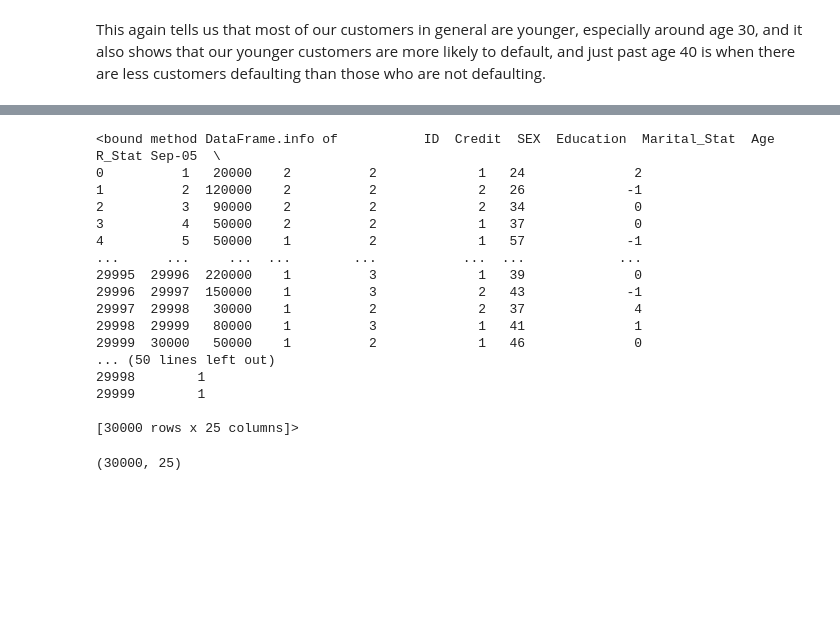
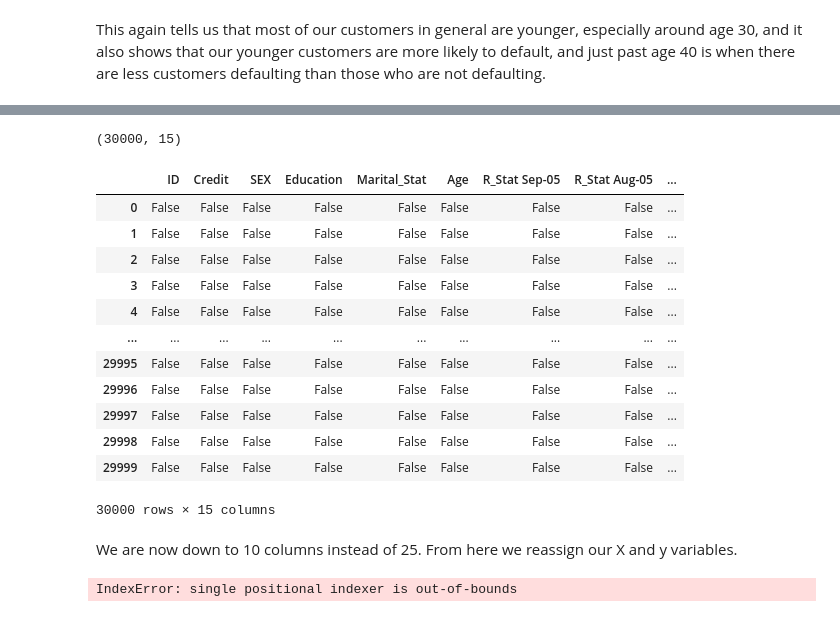
Before and after one commit to halle15/DATA-400_Final_Project, a Jupyter notebook: Final_Project.ipynb, the cells around one changed output, grey strips where cells are left out. Drawn from its saved outputs; the diff is of its cells as text; code cells hidden in the pictures; blank space fills up the shorter version.

```diff
--- a/Final_Project.ipynb
+++ b/Final_Project.ipynb
@@ -307,0 +341,10 @@ We then took our dataset, split our columns, and sending the first 23 columns to
+# %%
+#df['avgrval'] = df.iloc[:, 6:12].mean(axis=1)
+df['avgbal'] = df.iloc[:, 12:18].mean(axis=1)
+df['avgpayment'] = df.iloc[:, 18:24].mean(axis=1)
+df.drop(columns=df.iloc[:, 12:24].columns, inplace=True)
+
+
+target = df.iloc[:, 12]
+
+print(target)
@@ -307,0 +366,4 @@ We then took our dataset, split our columns, and sending the first 23 columns to
+# %%
+df.drop(columns=["Default"], axis=0, inplace=True)
+df = df.assign(Default = target)
+print(df.head())
@@ -308,22 +391,25 @@ We then took our dataset, split our columns, and sending the first 23 columns to
 # %%
-print(df.info)
-df.shape
+print(df.shape)
+df.isna()
+df.isnull()
 # %% [output]
-<bound method DataFrame.info of           ID  Credit  SEX  Education  Marital_Stat  Age  R_Stat Sep-05  \
-0          1   20000    2          2             1   24              2
-1          2  120000    2          2             2   26             -1
-2          3   90000    2          2             2   34              0
-3          4   50000    2          2             1   37              0
-4          5   50000    1          2             1   57             -1
-...      ...     ...  ...        ...           ...  ...            ...
-29995  29996  220000    1          3             1   39              0
-29996  29997  150000    1          3             2   43             -1
-29997  29998   30000    1          2             2   37              4
-29998  29999   80000    1          3             1   41              1
-29999  30000   50000    1          2             1   46              0
-... (50 lines left out)
-29998        1
-29999        1
-
-[30000 rows x 25 columns]>
+(30000, 15)
+|  | ID | Credit | SEX | Education | Marital_Stat | Age | R_Stat Sep-05 | R_Stat Aug-05 | ... |
+| 0 | False | False | False | False | False | False | False | False | ... |
+| 1 | False | False | False | False | False | False | False | False | ... |
+| 2 | False | False | False | False | False | False | False | False | ... |
+| 3 | False | False | False | False | False | False | False | False | ... |
+| 4 | False | False | False | False | False | False | False | False | ... |
+| ... | ... | ... | ... | ... | ... | ... | ... | ... | ... |
+| 29995 | False | False | False | False | False | False | False | False | ... |
+| 29996 | False | False | False | False | False | False | False | False | ... |
+| 29997 | False | False | False | False | False | False | False | False | ... |
+| 29998 | False | False | False | False | False | False | False | False | ... |
+| 29999 | False | False | False | False | False | False | False | False | ... |
-(30000, 25)
+30000 rows × 15 columns
+# %% [markdown]
+We are now down to 10 columns instead of 25. From here we reassign our X and y variables.
+# %%
+X, y = df.iloc[:, :14].values, df.iloc[:, 14].values
+# %% [output]
+IndexError: single positional indexer is out-of-bounds
```
Also changed, not shown: parts of 30 cells of this notebook.
